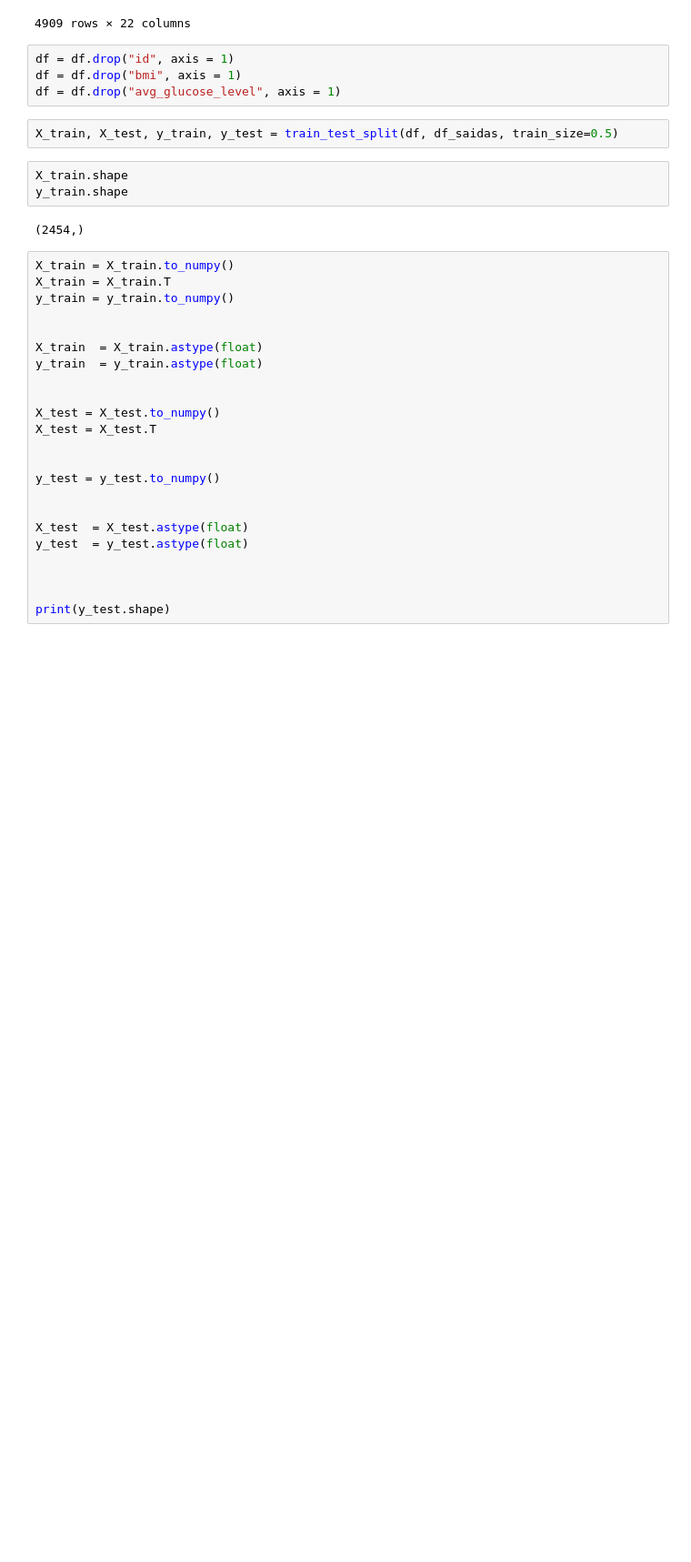
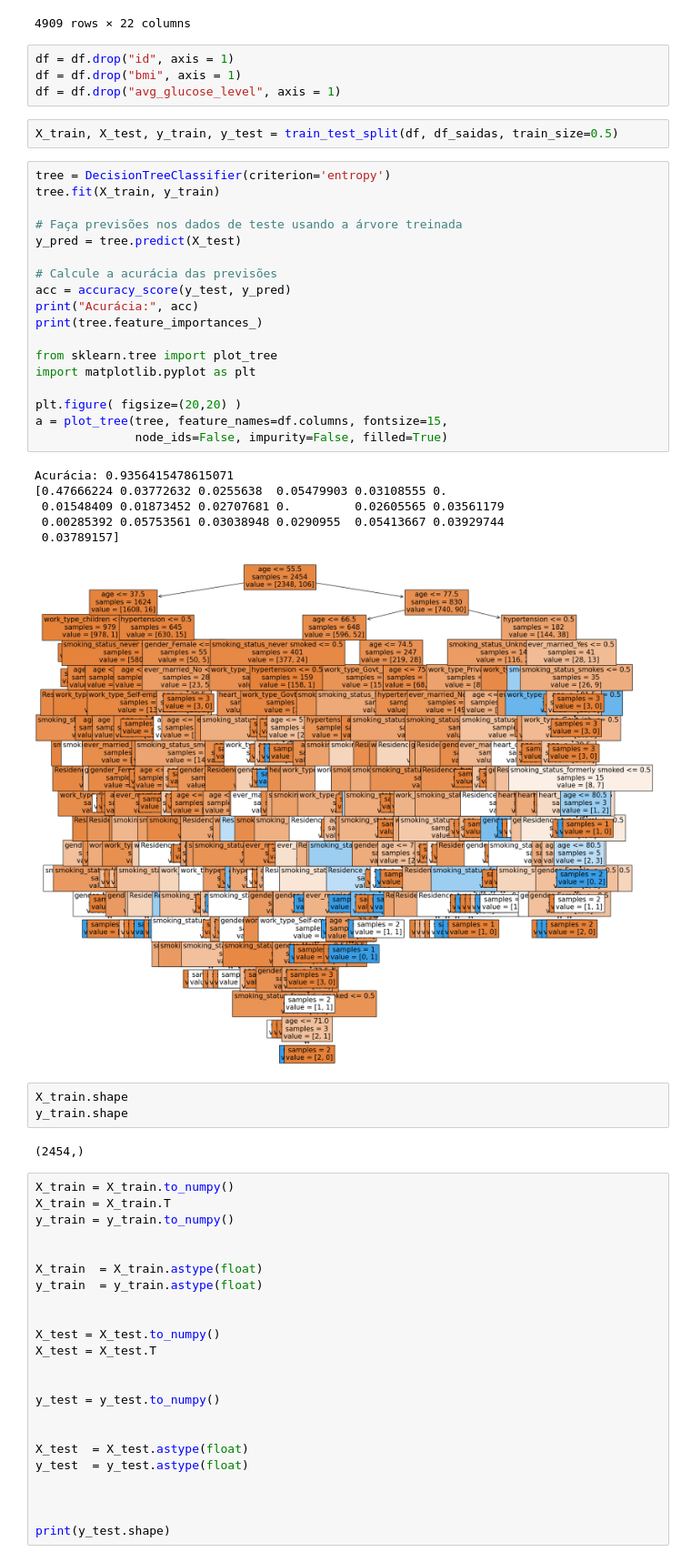
Before and after one commit to C0D8/avctv, a Jupyter notebook: main.ipynb, the cells around one changed output. Shown at 91% size. Drawn from its saved outputs; the diff is of its cells as text; blank space fills up the shorter version.

```diff
--- a/main.ipynb
+++ b/main.ipynb
@@ -68,6 +76,31 @@ df = df.drop("bmi", axis = 1)
 df = df.drop("avg_glucose_level", axis = 1)
 # %%
 X_train, X_test, y_train, y_test = train_test_split(df, df_saidas, train_size=0.5)
+# %%
+tree = DecisionTreeClassifier(criterion='entropy')
+tree.fit(X_train, y_train)
+
+# Faça previsões nos dados de teste usando a árvore treinada
+y_pred = tree.predict(X_test)
+
+# Calcule a acurácia das previsões
+acc = accuracy_score(y_test, y_pred)
+print("Acurácia:", acc)
+print(tree.feature_importances_)
+
+from sklearn.tree import plot_tree
+import matplotlib.pyplot as plt
+
+plt.figure( figsize=(20,20) )
+a = plot_tree(tree, feature_names=df.columns, fontsize=15,
+              node_ids=False, impurity=False, filled=True)
+# %% [output]
+Acurácia: 0.9356415478615071
+[0.47666224 0.03772632 0.0255638  0.05479903 0.03108555 0.
+ 0.01548409 0.01873452 0.02707681 0.         0.02605565 0.03561179
+ 0.00285392 0.05753561 0.03038948 0.0290955  0.05413667 0.03929744
+ 0.03789157]
+[figure, added]
 # %%
 X_train.shape
 y_train.shape
```
Also changed, not shown: parts of 4 cells of this notebook.
